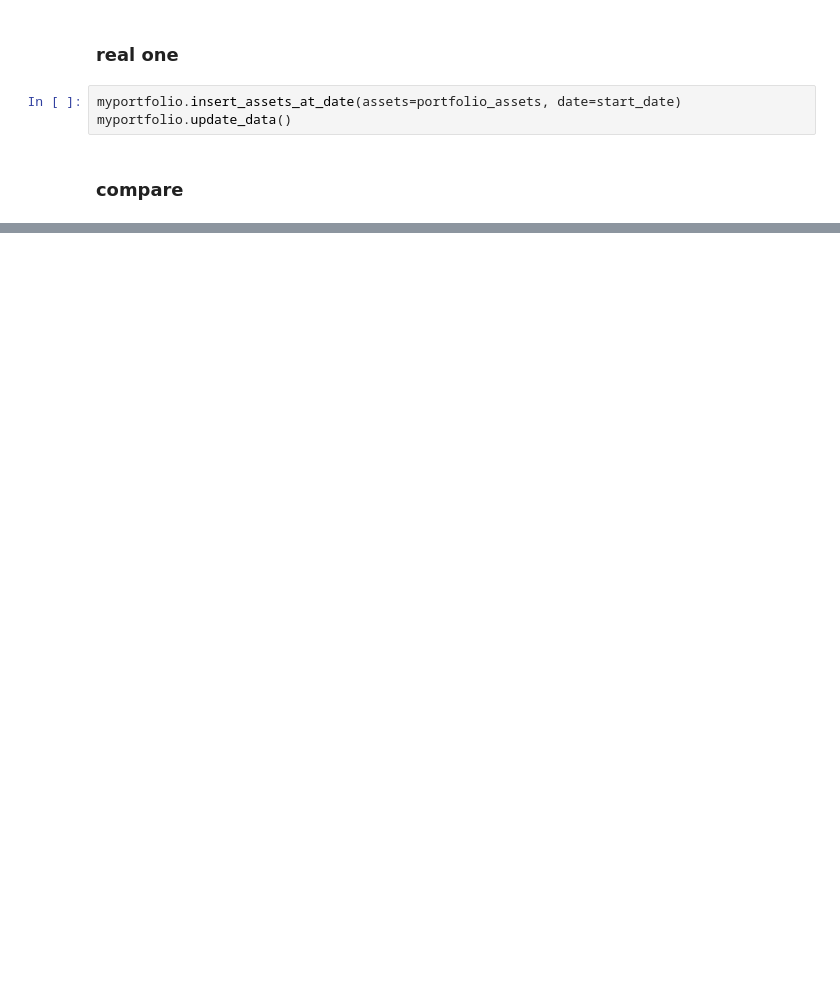
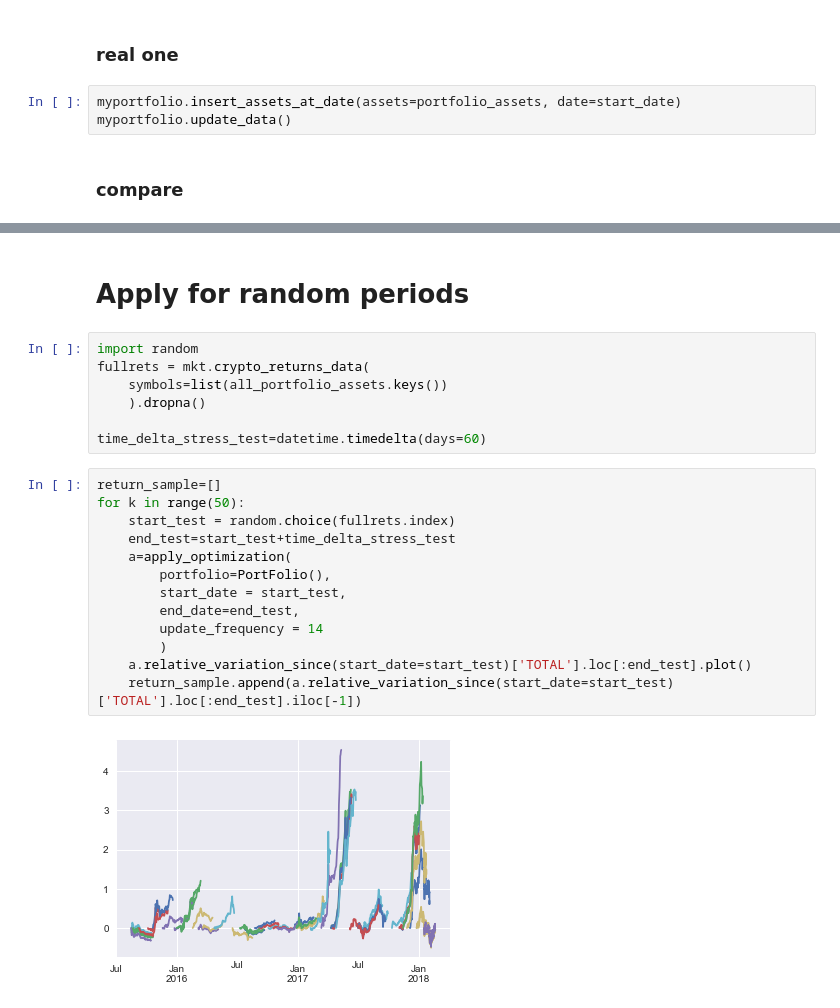
Before and after one commit to dxcv/finances, a Jupyter notebook: finances/studies/portfolios/analyse_portfolio_performance.ipynb, the cells around one changed output, grey strips where cells are left out. Saved outputs shown, nothing was run; the diff lists cells and outputs as text; blank space fills up the shorter version.

Commit message:
file that works to compare portfolios

```diff
--- a/finances/studies/portfolios/analyse_portfolio_performance.ipynb
+++ b/finances/studies/portfolios/analyse_portfolio_performance.ipynb
@@ -173,0 +167,24 @@ print(optimized_once_pfl.relative_variation_since(start_date=start_date)['TOTAL'
+# %% [markdown]
+# Apply for random periods
+# %%
+import random
+fullrets = mkt.crypto_returns_data(
+    symbols=list(all_portfolio_assets.keys())
+    ).dropna()
+
+time_delta_stress_test=datetime.timedelta(days=60)
+# %%
+return_sample=[]
+for k in range(50):
+    start_test = random.choice(fullrets.index)
+    end_test=start_test+time_delta_stress_test
+    a=apply_optimization(
+        portfolio=PortFolio(),
+        start_date = start_test,
+        end_date=end_test,
+        update_frequency = 14
+        )
+    a.relative_variation_since(start_date=start_test)['TOTAL'].loc[:end_test].plot()
+    return_sample.append(a.relative_variation_since(start_date=start_test)['TOTAL'].loc[:end_test].iloc[-1])
+# %% [output]
+[figure, added]
```
Also changed, not shown: parts of 6 cells of this notebook, 1 other file.
